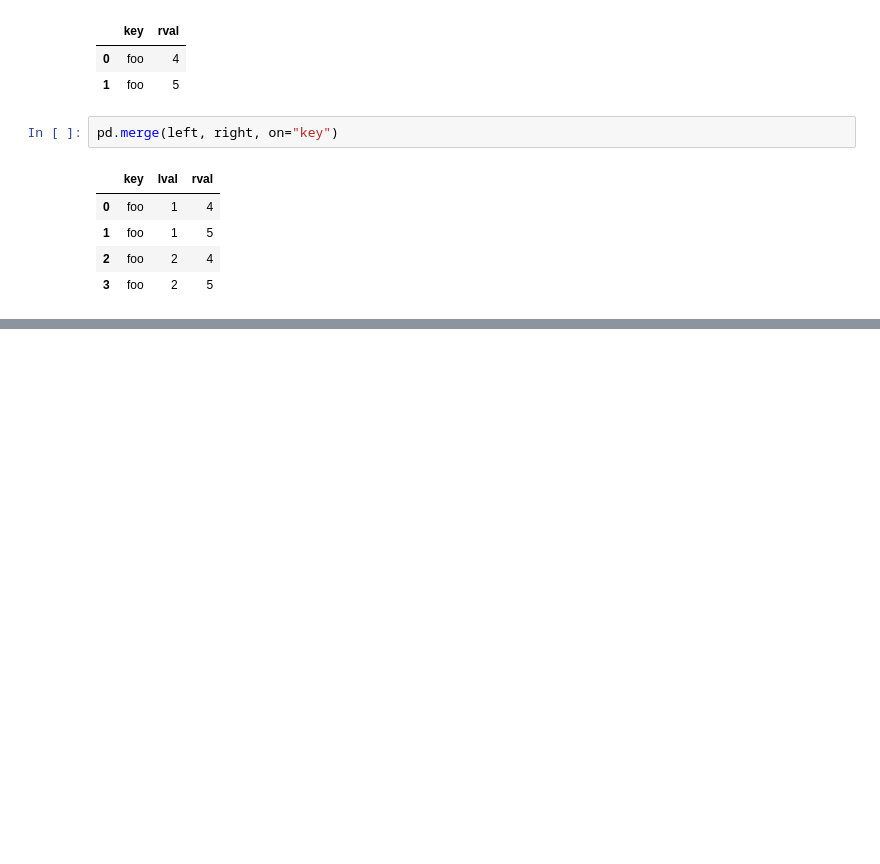
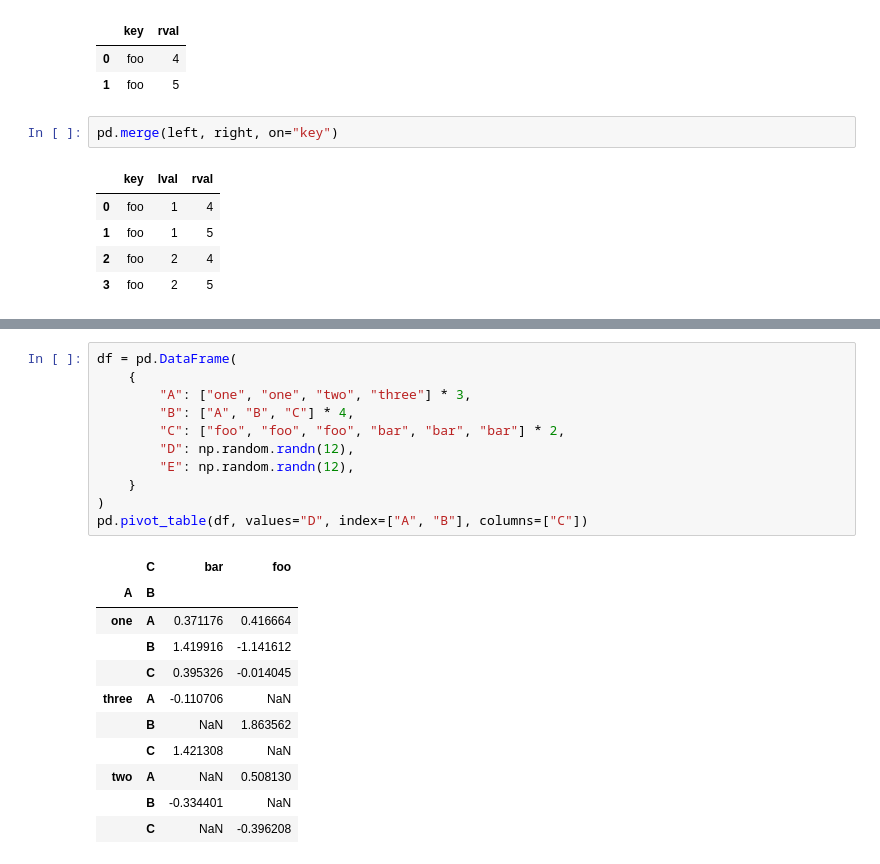
Before and after one commit to dpadula13/pandasPractice, a Jupyter notebook: Cookbook.ipynb, the cells around one changed output, grey strips where cells are left out. Saved outputs shown, nothing was run; the diff lists cells and outputs as text; blank space fills up the shorter version.

```diff
--- a/Cookbook.ipynb
+++ b/Cookbook.ipynb
@@ -569,0 +689,23 @@ pd.merge(left, right, on="key")
+# %%
+df = pd.DataFrame(
+    {
+        "A": ["one", "one", "two", "three"] * 3,
+        "B": ["A", "B", "C"] * 4,
+        "C": ["foo", "foo", "foo", "bar", "bar", "bar"] * 2,
+        "D": np.random.randn(12),
+        "E": np.random.randn(12),
+    }
+)
+pd.pivot_table(df, values="D", index=["A", "B"], columns=["C"])
+# %% [output]
+|  | C | bar | foo |
+| A | B |  |  |
+| one | A | 0.371176 | 0.416664 |
+|  | B | 1.419916 | -1.141612 |
+|  | C | 0.395326 | -0.014045 |
+| three | A | -0.110706 | NaN |
+|  | B | NaN | 1.863562 |
+|  | C | 1.421308 | NaN |
+| two | A | NaN | 0.508130 |
+|  | B | -0.334401 | NaN |
+|  | C | NaN | -0.396208 |
```
Also changed, not shown: parts of 24 cells of this notebook.
